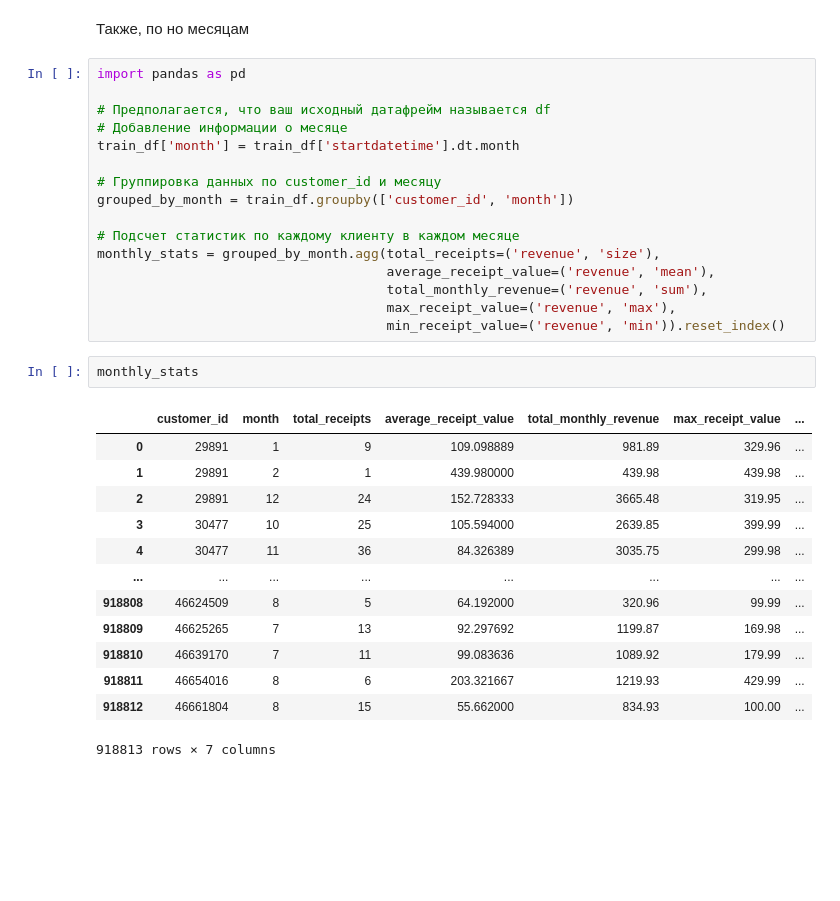
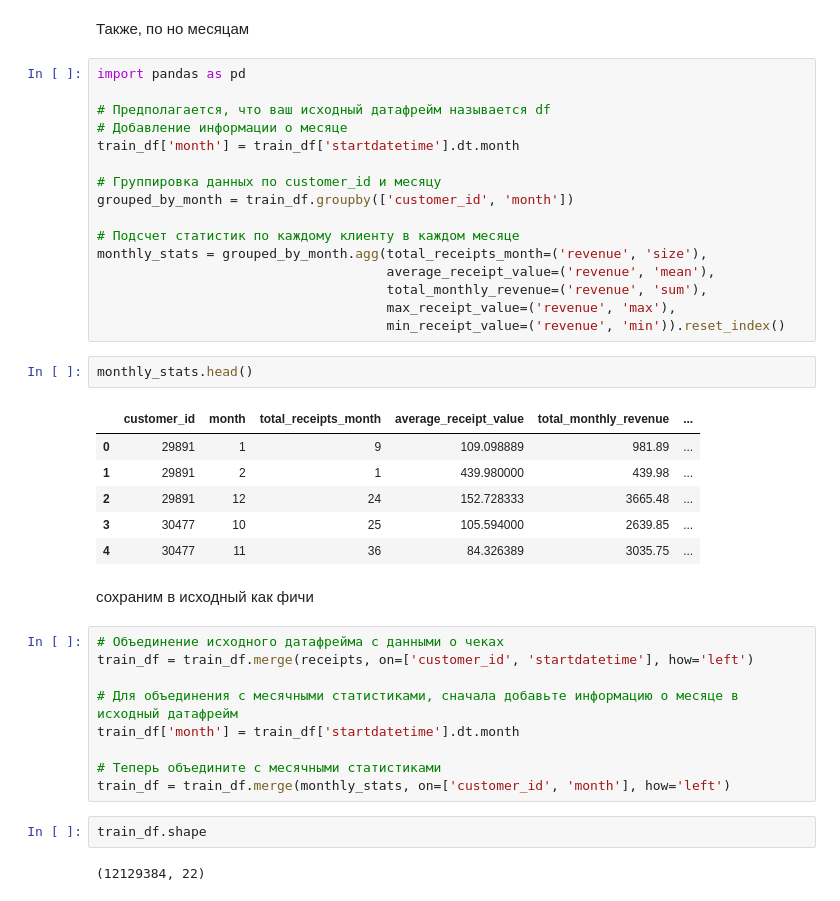
Before and after one commit to timur-nagimov/international_cp-burger_king-, a Jupyter notebook: EDA/EDA.ipynb, the cells around one changed output. Saved outputs shown, nothing was run; the diff lists cells and outputs as text; blank space fills up the shorter version.

```diff
--- a/EDA/EDA.ipynb
+++ b/EDA/EDA.ipynb
@@ -247,24 +247,32 @@ train_df['month'] = train_df['startdatetime'].dt.month
 grouped_by_month = train_df.groupby(['customer_id', 'month'])
 
 # Подсчет статистик по каждому клиенту в каждом месяце
-monthly_stats = grouped_by_month.agg(total_receipts=('revenue', 'size'),
+monthly_stats = grouped_by_month.agg(total_receipts_month=('revenue', 'size'),
                                      average_receipt_value=('revenue', 'mean'),
                                      total_monthly_revenue=('revenue', 'sum'),
                                      max_receipt_value=('revenue', 'max'),
                                      min_receipt_value=('revenue', 'min')).reset_index()
 # %%
-monthly_stats
+monthly_stats.head()
 # %% [output]
-|  | customer_id | month | total_receipts | average_receipt_value | total_monthly_revenue | max_receipt_value | ... |
-| 0 | 29891 | 1 | 9 | 109.098889 | 981.89 | 329.96 | ... |
-| 1 | 29891 | 2 | 1 | 439.980000 | 439.98 | 439.98 | ... |
-| 2 | 29891 | 12 | 24 | 152.728333 | 3665.48 | 319.95 | ... |
-| 3 | 30477 | 10 | 25 | 105.594000 | 2639.85 | 399.99 | ... |
-| 4 | 30477 | 11 | 36 | 84.326389 | 3035.75 | 299.98 | ... |
-| ... | ... | ... | ... | ... | ... | ... | ... |
-| 918808 | 46624509 | 8 | 5 | 64.192000 | 320.96 | 99.99 | ... |
-| 918809 | 46625265 | 7 | 13 | 92.297692 | 1199.87 | 169.98 | ... |
-| 918810 | 46639170 | 7 | 11 | 99.083636 | 1089.92 | 179.99 | ... |
-| 918811 | 46654016 | 8 | 6 | 203.321667 | 1219.93 | 429.99 | ... |
-| 918812 | 46661804 | 8 | 15 | 55.662000 | 834.93 | 100.00 | ... |
+|  | customer_id | month | total_receipts_month | average_receipt_value | total_monthly_revenue | ... |
+| 0 | 29891 | 1 | 9 | 109.098889 | 981.89 | ... |
+| 1 | 29891 | 2 | 1 | 439.980000 | 439.98 | ... |
+| 2 | 29891 | 12 | 24 | 152.728333 | 3665.48 | ... |
+| 3 | 30477 | 10 | 25 | 105.594000 | 2639.85 | ... |
+| 4 | 30477 | 11 | 36 | 84.326389 | 3035.75 | ... |
-918813 rows × 7 columns
+# %% [markdown]
+сохраним в исходный как фичи
+# %%
+# Объединение исходного датафрейма с данными о чеках
+train_df = train_df.merge(receipts, on=['customer_id', 'startdatetime'], how='left')
+
+# Для объединения с месячными статистиками, сначала добавьте информацию о месяце в исходный датафрейм
+train_df['month'] = train_df['startdatetime'].dt.month
+
+# Теперь объедините с месячными статистиками
+train_df = train_df.merge(monthly_stats, on=['customer_id', 'month'], how='left')
+# %%
+train_df.shape
+# %% [output]
+(12129384, 22)
```
Also changed, not shown: parts of 3 cells of this notebook.
